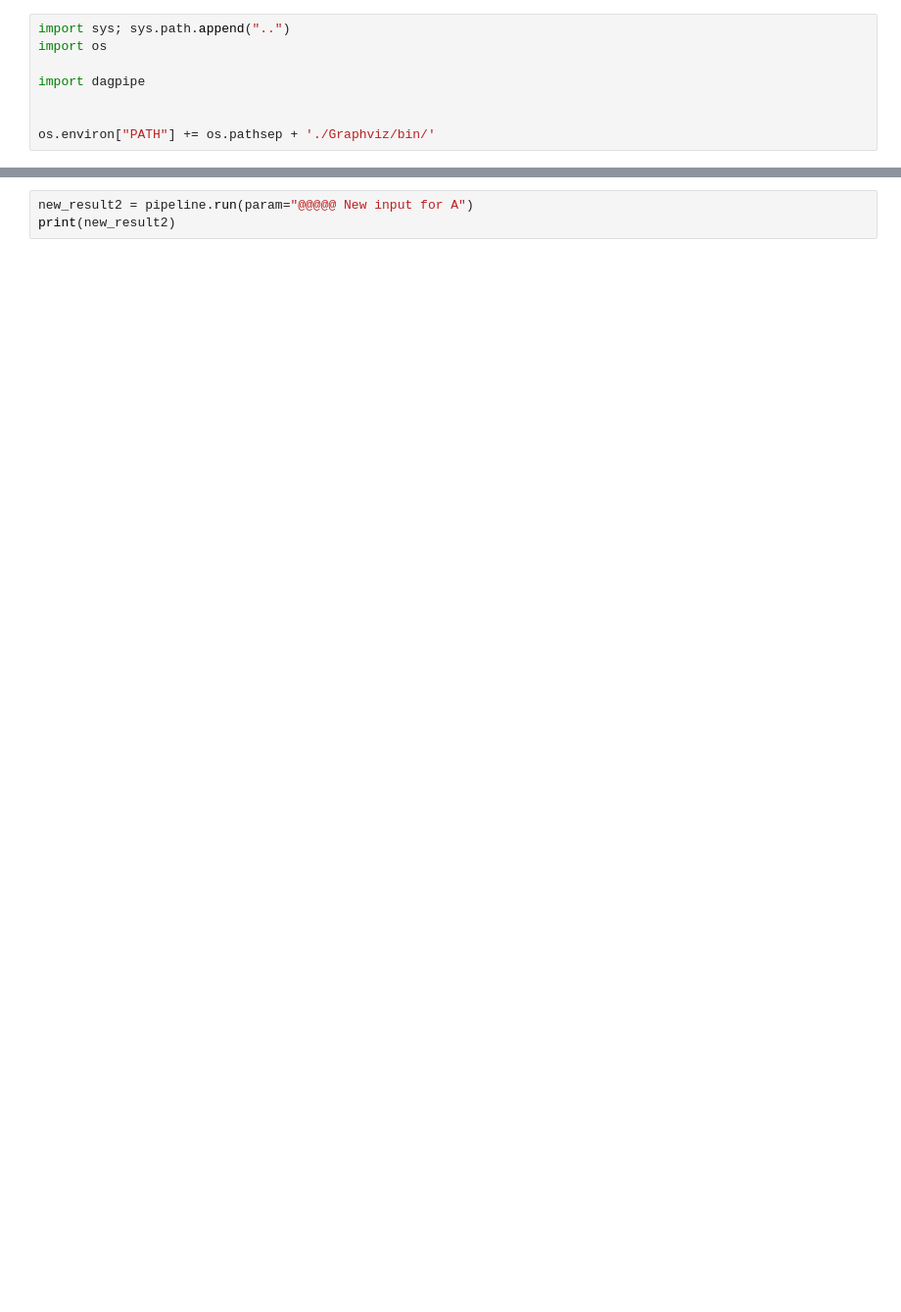
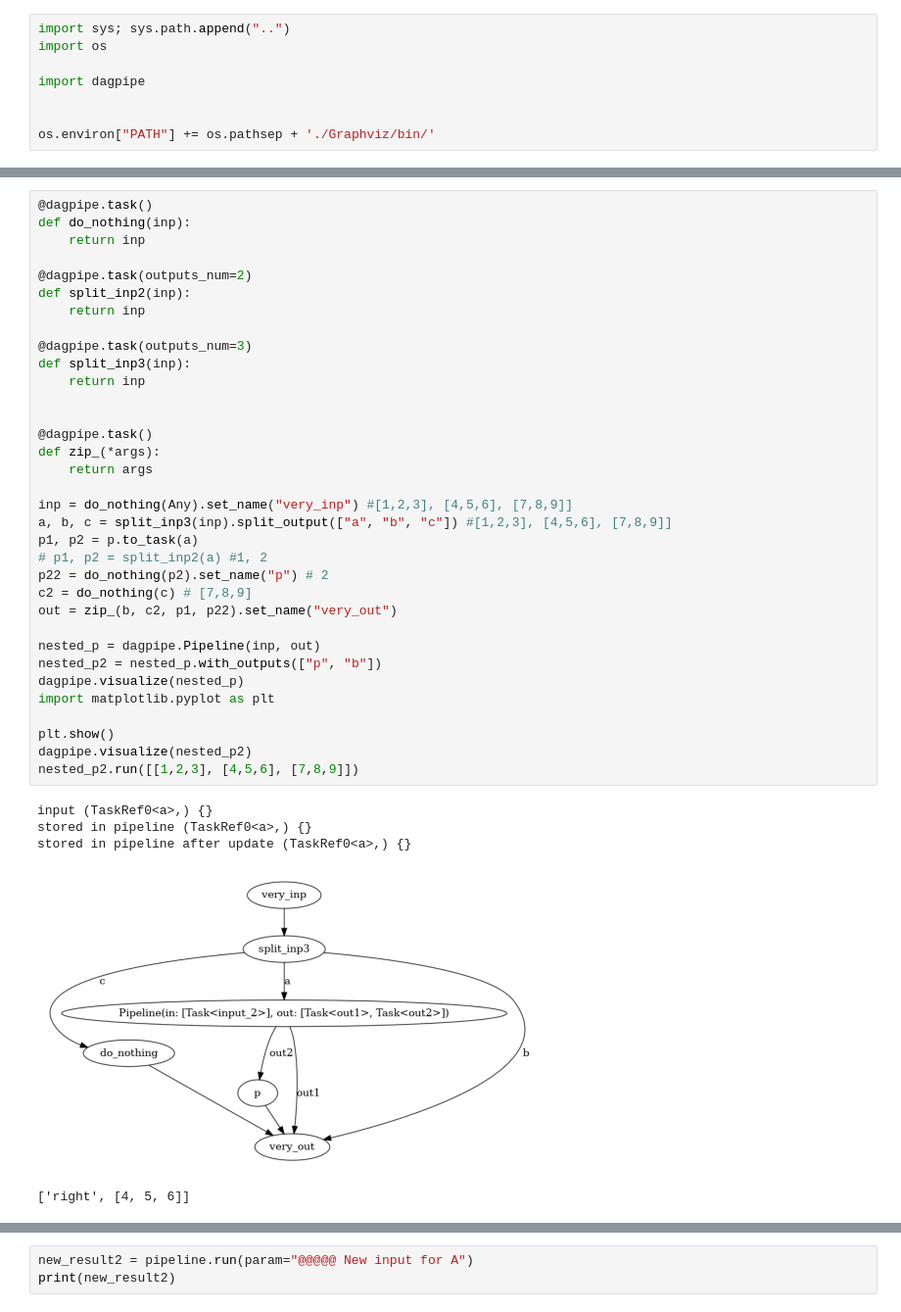
Before and after one commit to WojciechBogobowicz/dagpipe, a Jupyter notebook: notebooks/poc.ipynb, the cells around one changed output, grey strips where cells are left out. Shown at 98% size. Drawn from its saved outputs; the diff is of its cells as text; blank space fills up the shorter version.

```diff
--- a/notebooks/poc.ipynb
+++ b/notebooks/poc.ipynb
@@ -31,0 +122,40 @@ simple_pipeline.run()
+# %%
+@dagpipe.task()
+def do_nothing(inp):
+    return inp
+
+@dagpipe.task(outputs_num=2)
+def split_inp2(inp):
+    return inp
+
+@dagpipe.task(outputs_num=3)
+def split_inp3(inp):
+    return inp
+
+
+@dagpipe.task()
+def zip_(*args):
+    return args
+
+inp = do_nothing(Any).set_name("very_inp") #[1,2,3], [4,5,6], [7,8,9]]
+a, b, c = split_inp3(inp).split_output(["a", "b", "c"]) #[1,2,3], [4,5,6], [7,8,9]]
+p1, p2 = p.to_task(a)
+# p1, p2 = split_inp2(a) #1, 2
+p22 = do_nothing(p2).set_name("p") # 2
+c2 = do_nothing(c) # [7,8,9]
+out = zip_(b, c2, p1, p22).set_name("very_out")
+
+nested_p = dagpipe.Pipeline(inp, out)
+nested_p2 = nested_p.with_outputs(["p", "b"])
+dagpipe.visualize(nested_p)
+import matplotlib.pyplot as plt
+
+plt.show()
+dagpipe.visualize(nested_p2)
+nested_p2.run([[1,2,3], [4,5,6], [7,8,9]])
+# %% [output]
+input (TaskRef0<a>,) {}
+stored in pipeline (TaskRef0<a>,) {}
+stored in pipeline after update (TaskRef0<a>,) {}
+[figure, added]
+['right', [4, 5, 6]]
```
Also changed, not shown: parts of 8 cells of this notebook, 1 other file.
